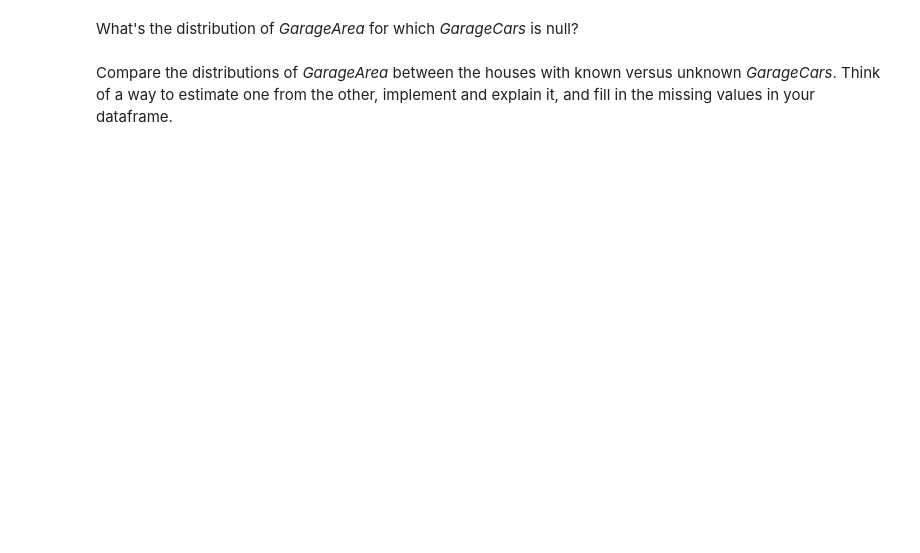
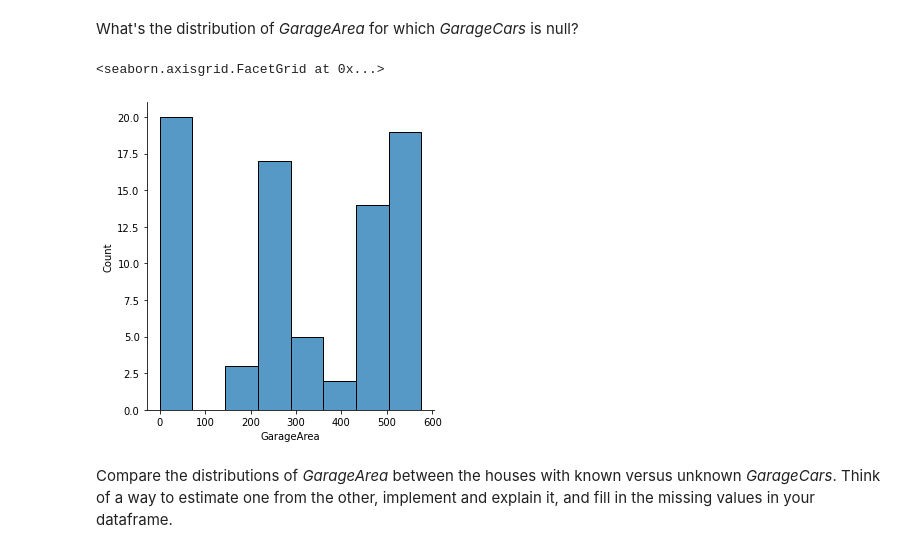
Before and after one commit to bang-a-coder/project-datascience101, a Jupyter notebook: Data Science 101-2.ipynb, the cells around one changed output. Drawn from its saved outputs; the diff is of its cells as text; code cells hidden in the pictures; blank space fills up the shorter version.

```diff
--- a/Data Science 101-2.ipynb
+++ b/Data Science 101-2.ipynb
@@ -394,5 +422,17 @@ Inspect what value <i>GarageArea</i> has for different amounts of <i>GarageCars<
 # %% [markdown]
 What's the distribution of <i>GarageArea</i> for which <i>GarageCars</i> is null?
+# %%
+areaForNullCars = housePricesDF.loc[housePricesDF['GarageCars'].isnull() == True]['GarageArea']
+
+sns.displot(areaForNullCars)
+
+# nullRows = garageDF.loc[garageDF['GarageCars'] == 0]
+
+# sns.displot(nullRows['GarageArea'])
+# nullRows
+# %% [output]
+<seaborn.axisgrid.FacetGrid at 0x...>
+[figure, added]
 # %% [markdown]
 Compare the distributions of <i>GarageArea</i> between the houses with known versus unknown <i>GarageCars</i>. Think of a way to estimate one from the other, implement and explain it, and fill in the missing values in your dataframe.
 # %%
```
Also changed, not shown: parts of 5 cells of this notebook, 1 other file.
